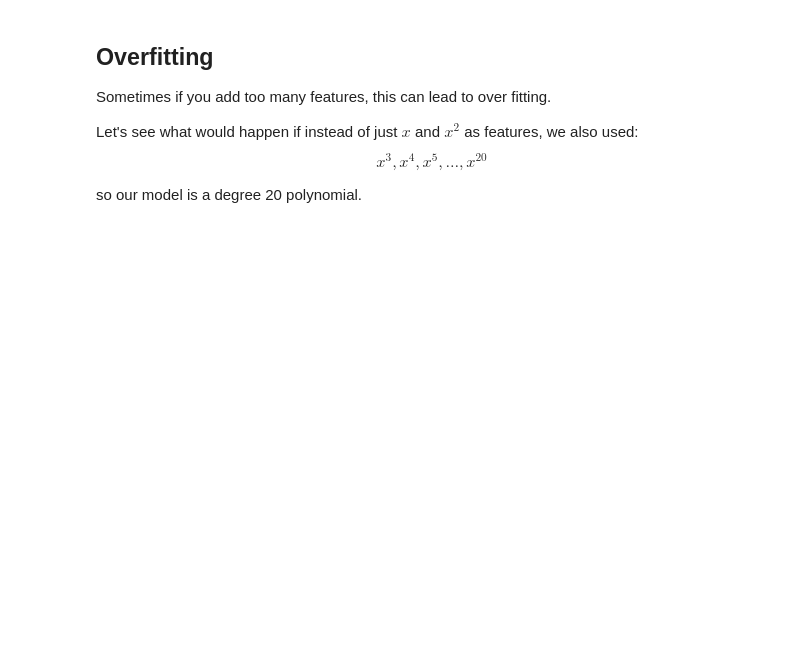
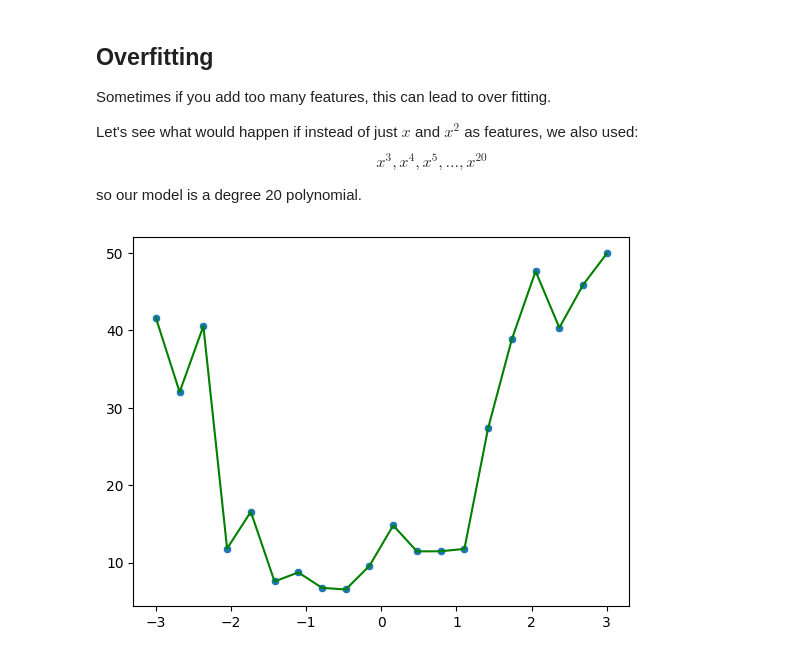
Before and after one commit to dymiyata/intro-to-ml-and-ai-2025-2026, a Jupyter notebook: mulitple_linear_regression.ipynb, the cells around one changed output. Cells and saved outputs as stored; diff of their text form; code cells hidden in the pictures; blank space fills up the shorter version.

```diff
--- a/mulitple_linear_regression.ipynb
+++ b/mulitple_linear_regression.ipynb
@@ -63,3 +136,14 @@ Let's see what would happen if instead of just $x$ and $x^2$ as features, we als
 $$ x^3, x^4, x^5, \dots, x^{20} $$
 
 so our model is a degree 20 polynomial.
+# %%
+features_20 = np.column_stack([X_train_poly ** n for n in range(1,20)])
+# %%
+model_poly.fit(features_20, Y_train_poly)
+Y20 = model_poly.predict(features_20)
+# %%
+sns.scatterplot(x=X_train_poly, y=Y_train_poly)
+sns.lineplot(x=X_train_poly, y=Y20, color="green")
+plt.show()
+# %% [output]
+[figure, added]
```
Also changed, not shown: parts of 17 cells of this notebook.
